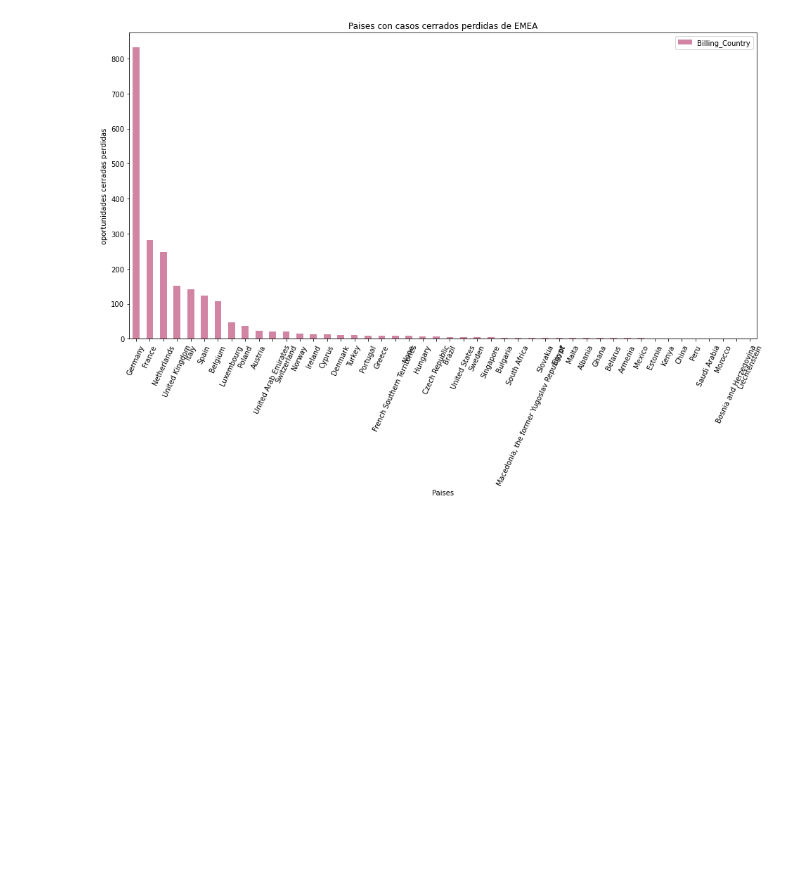
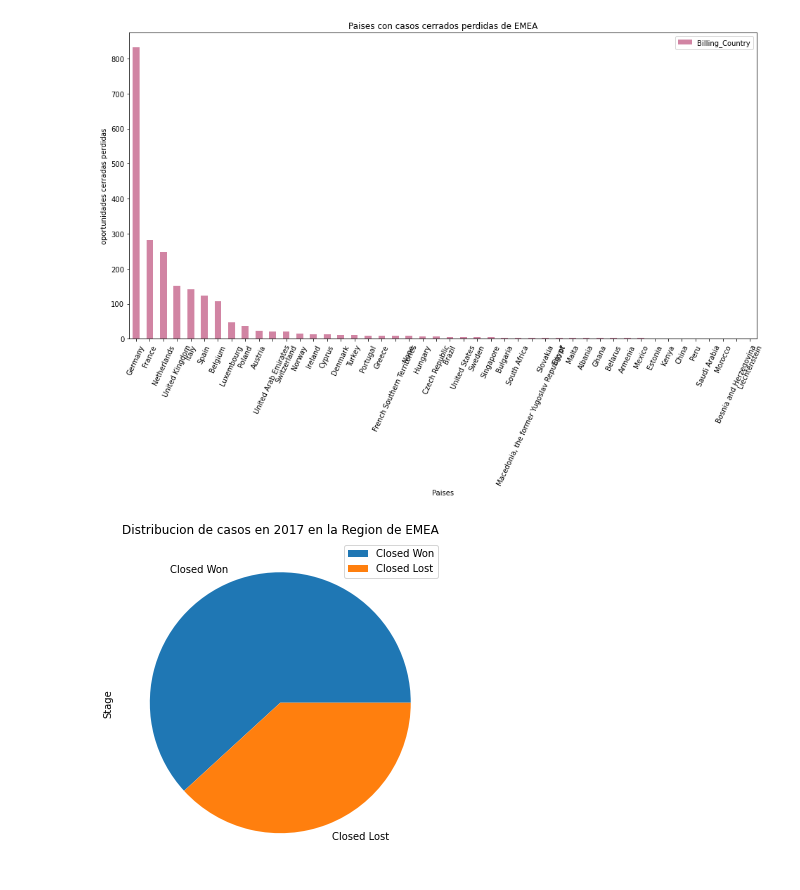
Before and after one commit to Ramaxx95/TP1-Orga-de-Datos, a Jupyter notebook: Visualizaciones/Region_EMEA.ipynb, the cells around one changed output. Saved outputs shown, nothing was run; the diff lists cells and outputs as text; code cells hidden in the pictures; blank space fills up the shorter version.

```diff
--- a/Visualizaciones/Region_EMEA.ipynb
+++ b/Visualizaciones/Region_EMEA.ipynb
@@ -27,3 +27,6 @@ data_frame
 | 16945 | 28561 | Americas | NE America | 1 | 1 | 1 | ... |
 | 16946 | 28318 | Americas | NE America | 1 | 1 | 1 | ... |
 16947 rows × 52 columns
+# %%
+oportunidades_cerradas = data_frame[( (data_frame.Stage == 'Closed Won') | (data_frame.Stage == 'Closed Lost')) & (data_frame.Region == 'EMEA') ]
+oportunidades_cerradas
@@ -109,3 +126,9 @@ ax.set_xlabel('Paises')
 # %% [output]
 Text(0.5, 0, 'Paises')
 [figure]
+# %%
+anio_2017 = oportunidades_cerradas[ oportunidades_cerradas.Opportunity_Created_Date.dt.year == 2017]
+anio_2017.Stage.value_counts().to_frame().plot.pie(title = 'Distribucion de casos en 2017 en la Region de EMEA', y = 'Stage', figsize = (11,6))
+plt.show()
+# %% [output]
+[figure, added]
```
Also changed, not shown: parts of 3 cells of this notebook.
